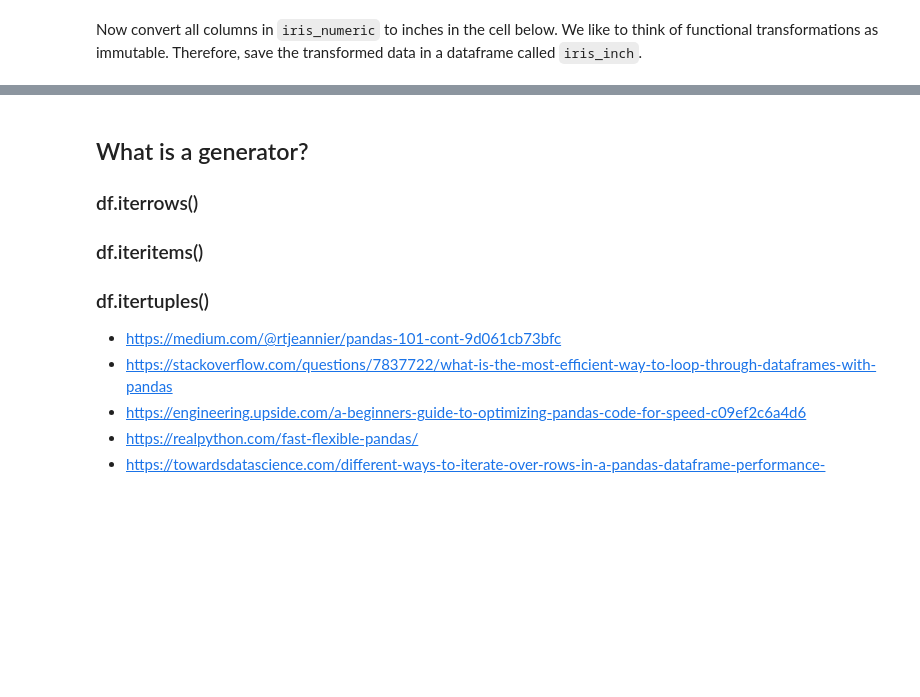
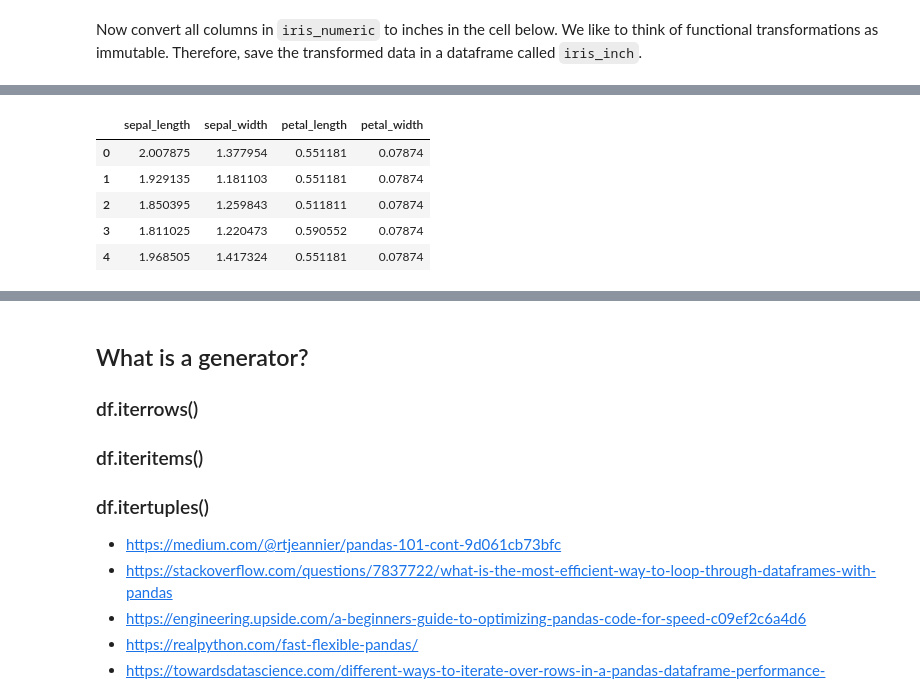
Before and after one commit to marifsm/marifsmdata_bcamp, a Jupyter notebook: WEEK1/DAY4/lab_functional_programming.ipynb, the cells around one changed output, grey strips where cells are left out. Saved outputs shown, nothing was run; the diff lists cells and outputs as text; code cells hidden in the pictures; blank space fills up the shorter version.

```diff
--- a/WEEK1/DAY4/lab_functional_programming.ipynb
+++ b/WEEK1/DAY4/lab_functional_programming.ipynb
@@ -224,0 +219,14 @@ TypeError: can't multiply sequence by non-int of type 'float'
+# %%
+iris_inch = pd.DataFrame()
+
+for i in columns[:-1]:
+    iris_inch[i] = iris_numeric[i]*0.393701
+# %%
+iris_inch.head()
+# %% [output]
+|  | sepal_length | sepal_width | petal_length | petal_width |
+| 0 | 2.007875 | 1.377954 | 0.551181 | 0.07874 |
+| 1 | 1.929135 | 1.181103 | 0.551181 | 0.07874 |
+| 2 | 1.850395 | 1.259843 | 0.511811 | 0.07874 |
+| 3 | 1.811025 | 1.220473 | 0.590552 | 0.07874 |
+| 4 | 1.968505 | 1.417324 | 0.551181 | 0.07874 |
```
Also changed, not shown: parts of 13 cells of this notebook.
